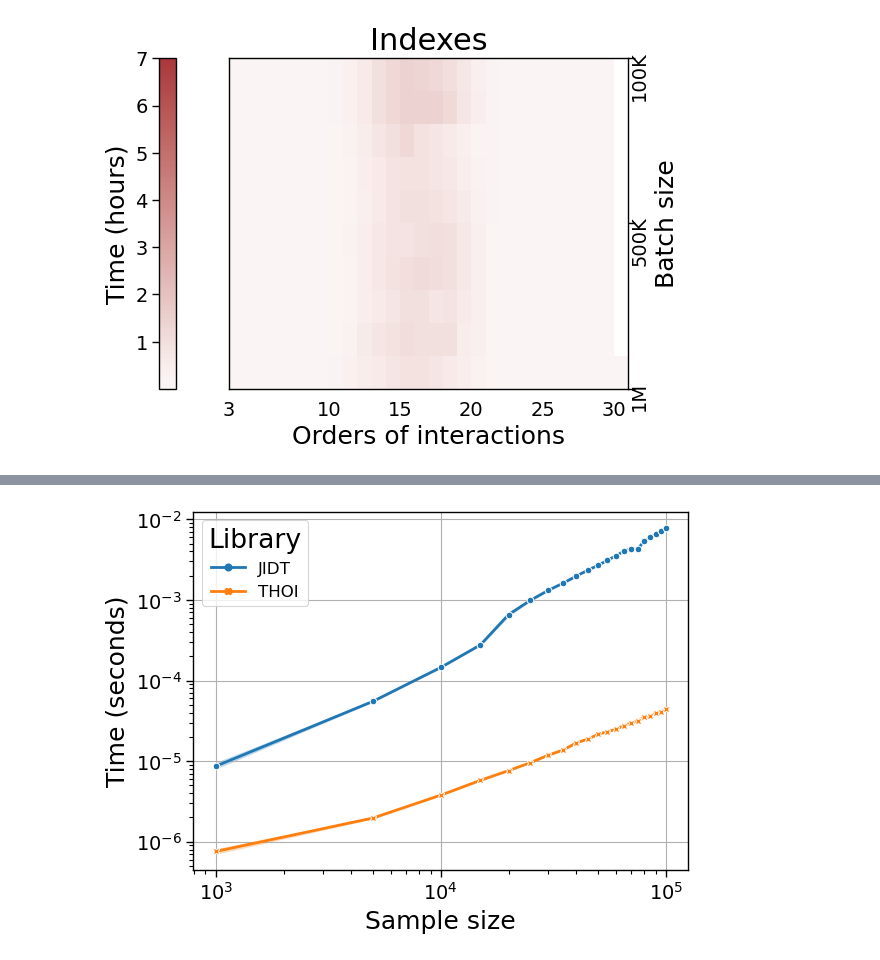
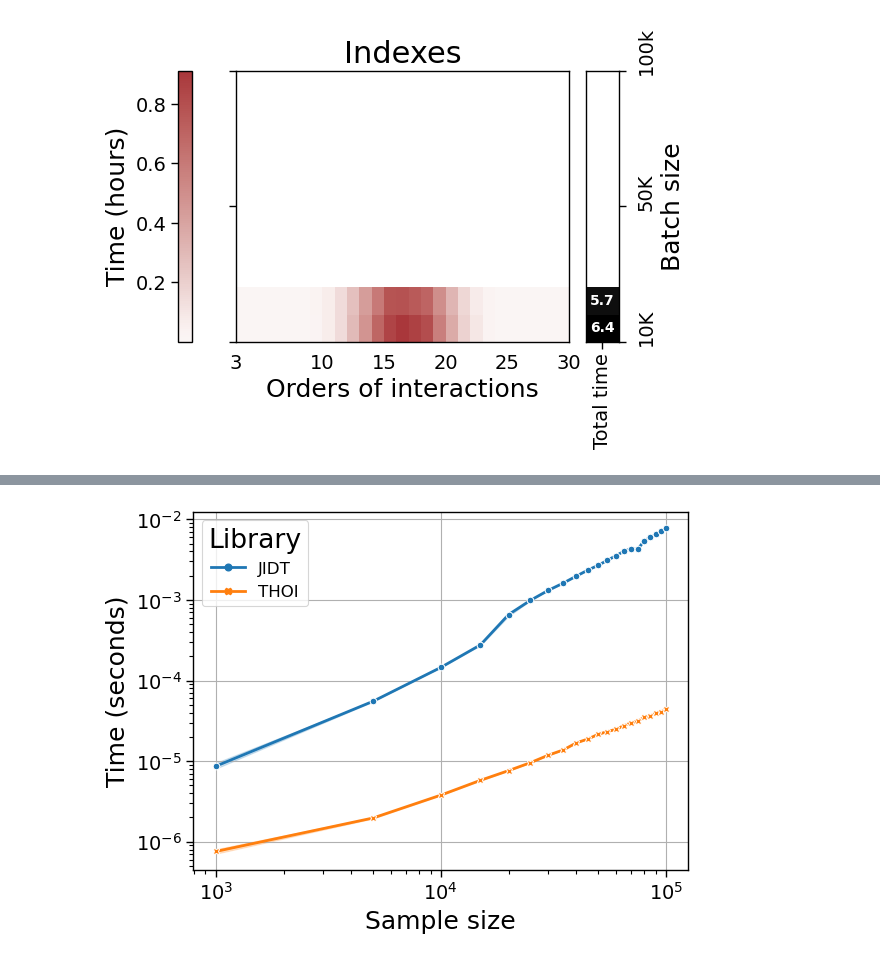
Before and after one commit to Laouen/Oinformation, a Jupyter notebook: analysis/fig2_time_benchmarking.ipynb, the cells around one changed output, grey strips where cells are left out. Saved outputs shown, nothing was run; the diff lists cells and outputs as text; code cells hidden in the pictures.

```diff
--- a/analysis/fig2_time_benchmarking.ipynb
+++ b/analysis/fig2_time_benchmarking.ipynb
@@ -86,7 +86,7 @@ def plot_estimated_computation_times(df, ax):
 # %%
 # Define the file paths
 file_paths = [
-    "library-thoi_estimator-gc_device-cpu_indexing-indexes.tsv",
+    "library-thoi_estimator-gc_device-cpu_indexing-indexes_bs_1_2.tsv",
     "library-hoi_estimator-gc.tsv",
     #"library-gcmi_estimator-gc.tsv",
     #"library-npeet_estimator-ksg.tsv",
@@ -156,7 +156,7 @@ indexing_colors = {
 
 # Define the file paths
 file_paths = [
-    "library-thoi_estimator-gc_device-cpu_indexing-indexes.tsv",
+    "library-thoi_estimator-gc_device-cpu_indexing-indexes_bs_1_2.tsv",
     "library-thoi_estimator-gc_device-cpu_indexing-hotencoded.tsv"
 ]
 
@@ -197,8 +197,13 @@ plt.show()
 
 #########################################
 
-max_time = combined_df['time'].max()
-min_time = combined_df['time'].min()
+import numpy as np
+from matplotlib.colors import ListedColormap
+
+full_cmap = sns.color_palette("vlag", as_cmap=True)
+num_colors = 256
+colors = full_cmap(np.linspace(0.2, 0.85, num_colors))
+half_cmap = ListedColormap(colors)
 
 for indexing in ['Indexes', 'Hot Encoded']:
 
@@ -207,42 +212,77 @@ for indexing in ['Indexes', 'Hot Encoded']:
     df_indexes = combined_df[(combined_df.indexing == indexing)]
 
     # Pivot the data to get a matrix form suitable for heatmap plotting
-    pivot_table = df_indexes.pivot(columns='order', index='batch_size', values="time")
+    order_batch_size_table = df_indexes.pivot(columns='order', index='batch_size', values="time")
+    total_time_table = order_batch_size_table.sum(axis=1).to_frame()
 
     # Create the heatmap
     ax = sns.heatmap(
-        pivot_table, cmap="vlag", center=0,
+        order_batch_size_table, cmap='vlag', center=0,
         annot=False, cbar=False, ax=ax,
-        vmax=max_time, vmin=min_time
     )
 
-    ax.tick_params(axis='x', rotation=90)
-    ax.tick_params(left=False, bottom=False)
+    # set the x-axis labels
+    ax.tick_params(axis='x', rotation=90, left=False, bottom=False)
+    ax.set_xlabel('Orders of interactions')
+    ax.set_xticks([0,7,12,17,22,27])
+    ax.set_xticklabels([3,10,15,20,25,30], rotation=0)
 
-    # Create the colorbar and set it to the left
-    cbar = ax.figure.colorbar(ax.collections[0], ax=ax, location='left')
+    # set the y-axis labels
+    ax.set_yticks([0,5,10])
+    ax.set_yticklabels([])
+    ax.set_ylabel('')
 
-    # Move the y-axis labels to the right
-    ax.yaxis.tick_right()
-    ax.yaxis.set_label_position("right")
-
-    ax.set_xlabel('Orders of interactions')
-    #ax.tick_params(axis='y', length=0)
-
-    ax.set_yticks([0,5,10])
-    ax.set_xticks([0,7,12,17,22,27])
-    ax.set_yticklabels(['100K', '500K', '1M'], rotation=90, ha='center')
-    ax.set_xticklabels([3,10,15,20,25,30], rotation=0)
-    ax.set_ylabel('Batch size')
-    ax.set_title(indexing)
-
-    # add label to cbar
-    cbar.set_label('Time (hours)')
+    # revert y-axis direction
+    ax.invert_yaxis()
 
     # add border to the heatmap
     for _, spine in ax.spines.items():
         spine.set_visible(True)
 
+    # ad a single col heatmap at the right
+    ax_total = ax.inset_axes([1.05, 0, 0.1, 1], transform=ax.transAxes)
+    sns.heatmap(
+        order_batch_size_table.sum(axis=1).to_frame(), cmap='gray_r', center=0,
+        annot=True, cbar=False, ax=ax_total,
+    )
+
+    # make annotations smaller
+    for text in ax_total.texts:
+        text.set_fontsize(10)
+        text.set_weight('bold')
+
+    # remove all ticks
+    ax_total.set_xticks([])
+
+    # set the x-axis labels
+    ax_total.set_xticks([0.5])
+    ax_total.set_xticklabels(['Total time'], rotation=90, ha='center', va='top')
+
+    # set the y-axis labels
+    ax_total.set_yticks([0,5,10])
+    ax_total.set_yticklabels(['10K', '50K', '100k'], rotation=90, ha='center', va='baseline')
+    ax_total.tick_params(axis='y', pad=15)
+    ax_total.set_ylabel('Batch size')
+    ax_total.yaxis.tick_right()
+    ax_total.yaxis.set_label_position("right")
+
+    # revert y-axis direction
+    ax_total.invert_yaxis()
+
+    # Create the colorbar and set it to the left
+    #cbar = ax_total.figure.colorbar(ax_total.collections[0], ax=ax_total, location='right')
+    #cbar.set_label('Time (hours)')
+
+    # add border to the heatmap
+    for _, spine in ax_total.spines.items():
+        spine.set_visible(True)
+
+    # Create the colorbar and set it to the left
+    cbar = ax.figure.colorbar(ax.collections[0], ax=ax, location='left')
+    cbar.set_label('Time (hours)')
+
+    plt.title(indexing)
+
     plt.tight_layout()
     plt.savefig(f'./figures/times/benchmarking_batch_size_vs_order_{indexing.lower().replace(" ","_")}.pdf', format='pdf')
     plt.show()
@@ -251 +291 @@ for indexing in ['Indexes', 'Hot Encoded']:
-[figure, old version]
+[figure, new version]
```
Also changed, not shown: parts of 2 cells of this notebook, 3 other files.
